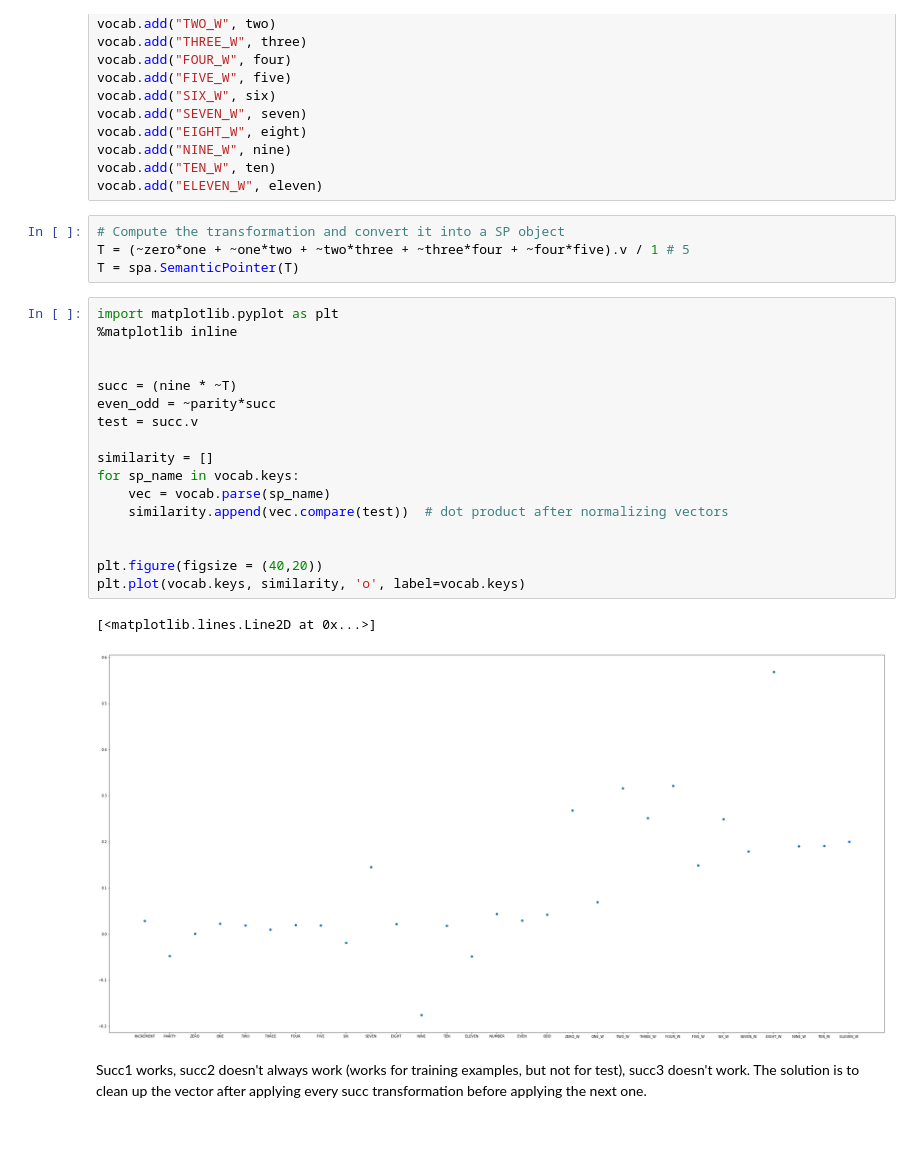
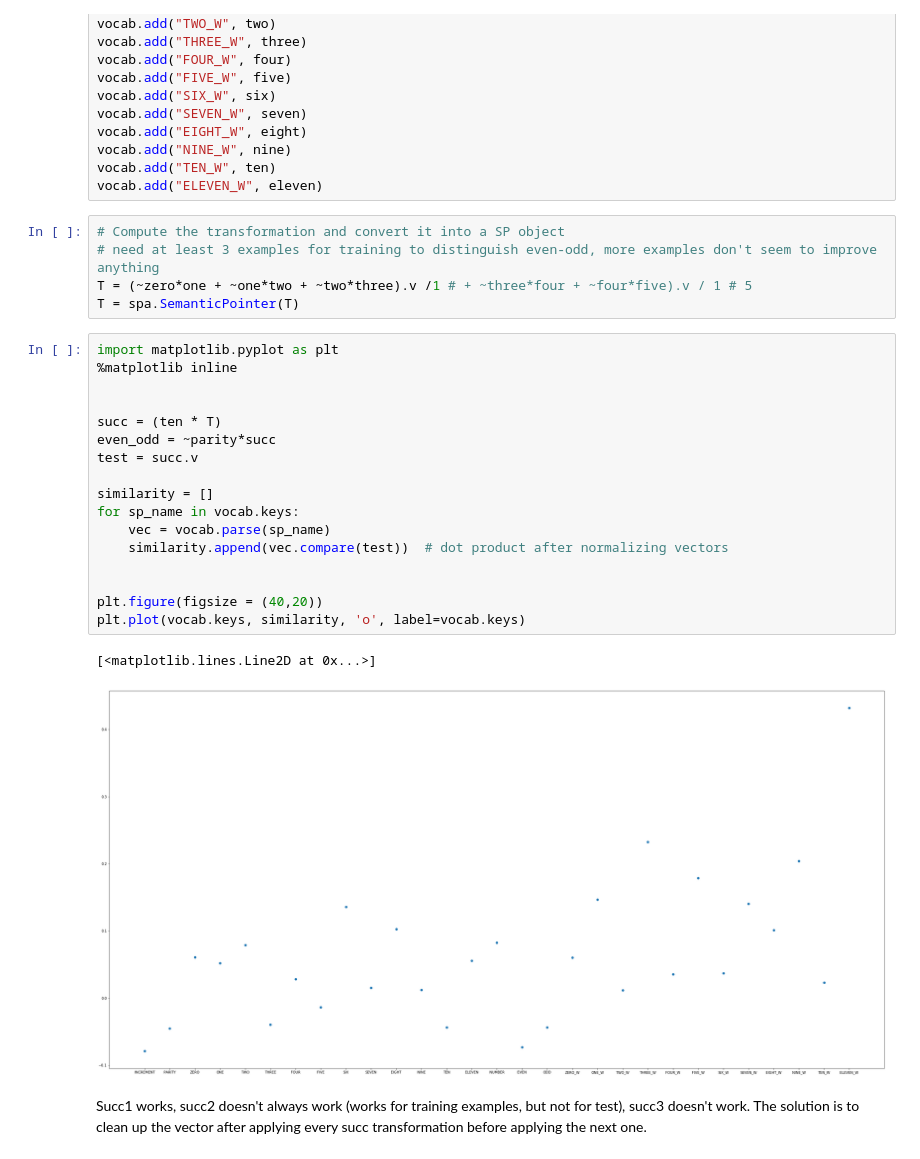
Before and after one commit to s72sue/induction, a Jupyter notebook: hrr_neural/succ_operation_parity.ipynb, the cells around one changed output. Drawn from its saved outputs; the diff is of its cells as text.

```diff
--- a/hrr_neural/succ_operation_parity.ipynb
+++ b/hrr_neural/succ_operation_parity.ipynb
@@ -53,28 +53,29 @@ vocab.add("TEN_W", ten)
 vocab.add("ELEVEN_W", eleven)
 # %%
 # Compute the transformation and convert it into a SP object
-T = (~zero*one + ~one*two + ~two*three + ~three*four + ~four*five).v / 1 # 5
+# need at least 3 examples for training to distinguish even-odd, more examples don't seem to improve anything
+T = (~zero*one + ~one*two + ~two*three).v /1 # + ~three*four + ~four*five).v / 1 # 5
 T = spa.SemanticPointer(T)
 # %%
 import matplotlib.pyplot as plt
 %matplotlib inline
 
 
-succ = (nine * ~T)
+succ = (ten * T)
 even_odd = ~parity*succ
 test = succ.v
 
 similarity = []
 for sp_name in vocab.keys:
     vec = vocab.parse(sp_name)
     similarity.append(vec.compare(test))  # dot product after normalizing vectors
 
 
 plt.figure(figsize = (40,20))
 plt.plot(vocab.keys, similarity, 'o', label=vocab.keys)
 # %% [output]
 [<matplotlib.lines.Line2D at 0x...>]
-[figure, old version]
+[figure, new version]
 # %% [markdown]
 Succ1 works, succ2 doesn't always work (works for training examples, but not for test), succ3 doesn't work. The solution is to clean up the vector after applying every succ transformation before applying the next one.
 # %% [markdown]
```
Also changed, not shown: 7 other files.
